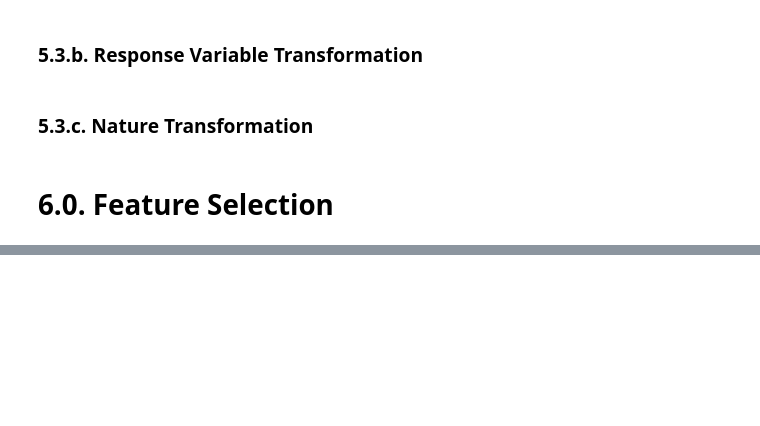
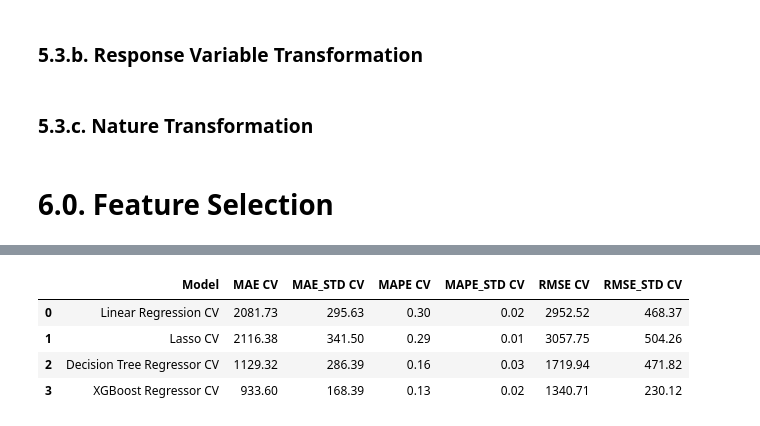
Before and after one commit to vfamim/Rossman-Sales, a Jupyter notebook: notebook/c01_01_Rossman.ipynb, the cells around one changed output, grey strips where cells are left out. Drawn from its saved outputs; the diff is of its cells as text; code cells hidden in the pictures; blank space fills up the shorter version.

Commit message:
end model and real performance comparsion

```diff
--- a/notebook/c01_01_Rossman.ipynb
+++ b/notebook/c01_01_Rossman.ipynb
@@ -988,0 +1261,10 @@ df5['week_of_year_cos'] = df5['week_of_year'].apply(lambda x: np.cos(x * (2. * n
+# %%
+# model
+dt = DecisionTreeRegressor(random_state=42).fit(x_train, y_train)
+
+# prediction
+yhat_dt = dt.predict(x_test)
+
+# performance
+dt_results = ml_error('Decision Tree Regressor', np.expm1(y_test), np.expm1(yhat_dt))
+dt_results
@@ -988,0 +1276,4 @@ df5['week_of_year_cos'] = df5['week_of_year'].apply(lambda x: np.cos(x * (2. * n
+# %%
+dt_result_cv = cross_validation(
+    'Decision Tree Regressor CV', dt, x_training, 5)
+dt_result_cv
@@ -988,0 +1285,14 @@ df5['week_of_year_cos'] = df5['week_of_year'].apply(lambda x: np.cos(x * (2. * n
+# %%
+# model
+model_xgb = xgb.XGBRegressor(
+    objective = 'reg:squarederror',
+    n_estimators=100,
+    max_depth=10,
+    subsample=0.7).fit(x_train, y_train)
+
+# prediction
+yhat_xgb = model_xgb.predict(x_test)
+
+# performance
+xgb_results = ml_error('XGBoost Regressor', np.expm1(y_test), np.expm1(yhat_xgb))
+xgb_results
@@ -988,0 +1304,4 @@ df5['week_of_year_cos'] = df5['week_of_year'].apply(lambda x: np.cos(x * (2. * n
+# %%
+xgb_result_cv = cross_validation(
+    'XGBoost Regressor CV', model_xgb, x_training, 5)
+xgb_result_cv
@@ -988,0 +1328,12 @@ df5['week_of_year_cos'] = df5['week_of_year'].apply(lambda x: np.cos(x * (2. * n
+# %%
+modelling_result_cv = pd.concat([
+    lr_result_cv, lrr_result_cv,
+    dt_result_cv, xgb_result_cv
+])
+modelling_result_cv.reset_index(drop=True)
+# %% [output]
+|  | Model | MAE CV | MAE_STD CV | MAPE CV | MAPE_STD CV | RMSE CV | RMSE_STD CV |
+| 0 | Linear Regression CV | 2081.73 | 295.63 | 0.30 | 0.02 | 2952.52 | 468.37 |
+| 1 | Lasso CV | 2116.38 | 341.50 | 0.29 | 0.01 | 3057.75 | 504.26 |
+| 2 | Decision Tree Regressor CV | 1129.32 | 286.39 | 0.16 | 0.03 | 1719.94 | 471.82 |
+| 3 | XGBoost Regressor CV | 933.60 | 168.39 | 0.13 | 0.02 | 1340.71 | 230.12 |
```
Also changed, not shown: parts of 55 cells of this notebook, 10 other files.
